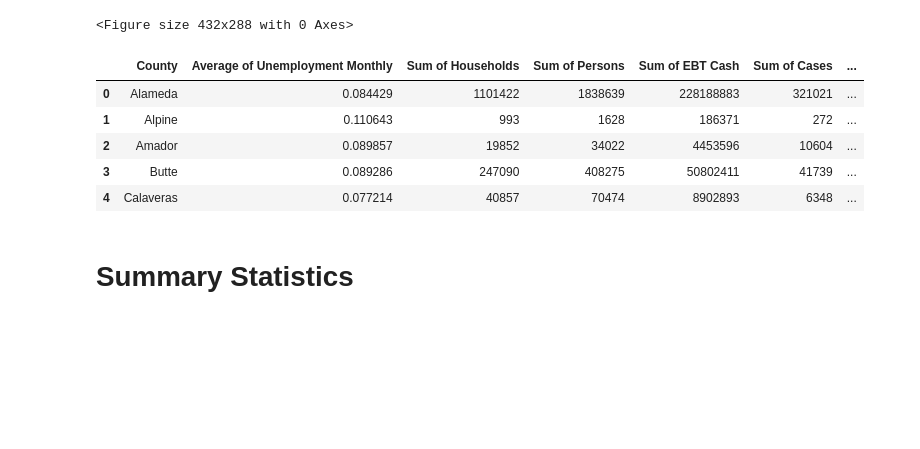
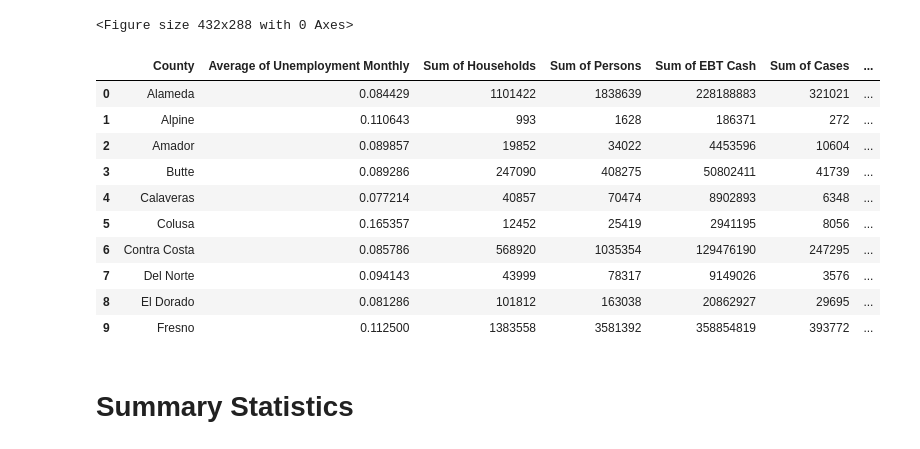
Before and after one commit to speedracer05/Covid_CalFresh, a Jupyter notebook: Covid_CalFresh.ipynb, the cells around one changed output. Cells and saved outputs as stored; diff of their text form; code cells hidden in the pictures; blank space fills up the shorter version.

```diff
--- a/Covid_CalFresh.ipynb
+++ b/Covid_CalFresh.ipynb
@@ -354,18 +354,23 @@ plt.savefig('Resources/Bot10COV.png')
 # %%
 # Combine CalFresh, census and counties data into a single dataset (John)
 # Combine CalFresh, census and counties data into a single dataset (DHALL)
 Merged_CalFresh_Covid_Census_Data_path = 'Resources\Merged CalFresh_Covid_Census_Data.csv'
 
 All_Merged_data = pd.read_csv(Merged_CalFresh_Covid_Census_Data_path)
 
-All_Merged_data.head()
+All_Merged_data.head(10)
 # %% [output]
 |  | County | Average of Unemployment Monthly | Sum of Households | Sum of Persons | Sum of EBT Cash | Sum of Cases | ... |
 | 0 | Alameda | 0.084429 | 1101422 | 1838639 | 228188883 | 321021 | ... |
 | 1 | Alpine | 0.110643 | 993 | 1628 | 186371 | 272 | ... |
 | 2 | Amador | 0.089857 | 19852 | 34022 | 4453596 | 10604 | ... |
 | 3 | Butte | 0.089286 | 247090 | 408275 | 50802411 | 41739 | ... |
 | 4 | Calaveras | 0.077214 | 40857 | 70474 | 8902893 | 6348 | ... |
+| 5 | Colusa | 0.165357 | 12452 | 25419 | 2941195 | 8056 | ... |
+| 6 | Contra Costa | 0.085786 | 568920 | 1035354 | 129476190 | 247295 | ... |
+| 7 | Del Norte | 0.094143 | 43999 | 78317 | 9149026 | 3576 | ... |
+| 8 | El Dorado | 0.081286 | 101812 | 163038 | 20862927 | 29695 | ... |
+| 9 | Fresno | 0.112500 | 1383558 | 3581392 | 358854819 | 393772 | ... |
 # %% [markdown]
 # Summary Statistics
 # %% [markdown]
```
Also changed, not shown: 1 other file.
